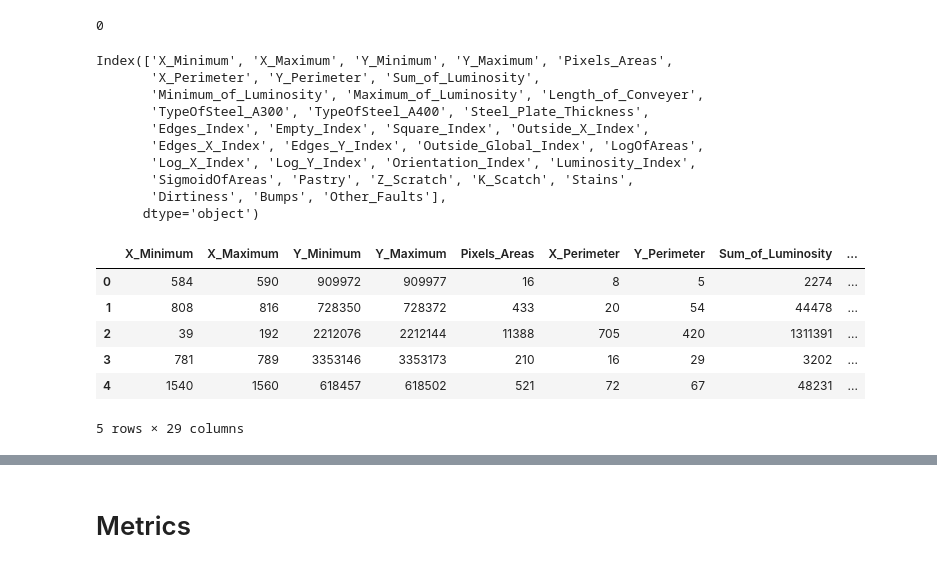
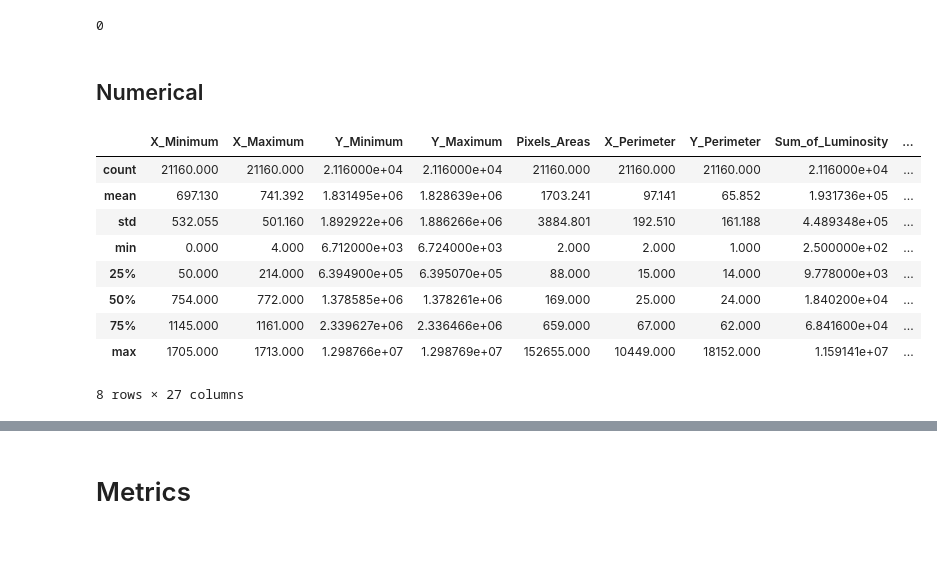
Before and after one commit to raydiwill/Steel-Plate-Defect-KaggleC, a Jupyter notebook: model.ipynb, the cells around one changed output, grey strips where cells are left out. Cells and saved outputs as stored; diff of their text form; code cells hidden in the pictures.

```diff
--- a/model.ipynb
+++ b/model.ipynb
@@ -76,28 +114,19 @@ plt.show()
 train.duplicated().sum()
 # %% [output]
 0
-# %%
-train.drop("id", axis=1, inplace=True)
-train.columns
-# %% [output]
-Index(['X_Minimum', 'X_Maximum', 'Y_Minimum', 'Y_Maximum', 'Pixels_Areas',
-       'X_Perimeter', 'Y_Perimeter', 'Sum_of_Luminosity',
-       'Minimum_of_Luminosity', 'Maximum_of_Luminosity', 'Length_of_Conveyer',
-       'TypeOfSteel_A300', 'TypeOfSteel_A400', 'Steel_Plate_Thickness',
-       'Edges_Index', 'Empty_Index', 'Square_Index', 'Outside_X_Index',
-       'Edges_X_Index', 'Edges_Y_Index', 'Outside_Global_Index', 'LogOfAreas',
-       'Log_X_Index', 'Log_Y_Index', 'Orientation_Index', 'Luminosity_Index',
-       'SigmoidOfAreas', 'Pastry', 'Z_Scratch', 'K_Scatch', 'Stains',
-       'Dirtiness', 'Bumps', 'Other_Faults'],
-      dtype='object')
-# %%
-train = pd.melt(train, id_vars=train.columns[:-7], value_vars=train.columns[-7:], var_name='Fault_Type')
-train.head()
-# %% [output]
-|  | X_Minimum | X_Maximum | Y_Minimum | Y_Maximum | Pixels_Areas | X_Perimeter | Y_Perimeter | Sum_of_Luminosity | ... |
-| 0 | 584 | 590 | 909972 | 909977 | 16 | 8 | 5 | 2274 | ... |
-| 1 | 808 | 816 | 728350 | 728372 | 433 | 20 | 54 | 44478 | ... |
-| 2 | 39 | 192 | 2212076 | 2212144 | 11388 | 705 | 420 | 1311391 | ... |
-| 3 | 781 | 789 | 3353146 | 3353173 | 210 | 16 | 29 | 3202 | ... |
-| 4 | 1540 | 1560 | 618457 | 618502 | 521 | 72 | 67 | 48231 | ... |
-5 rows × 29 columns
+# %% [markdown]
+## Numerical
+# %%
+numeric_only = train.select_dtypes(include=["float64", "int64"]).drop(TARGET_FEATURES, axis=1)
+numeric_only.describe().round(3)
+# %% [output]
+|  | X_Minimum | X_Maximum | Y_Minimum | Y_Maximum | Pixels_Areas | X_Perimeter | Y_Perimeter | Sum_of_Luminosity | ... |
+| count | 21160.000 | 21160.000 | 2.116000e+04 | 2.116000e+04 | 21160.000 | 21160.000 | 21160.000 | 2.116000e+04 | ... |
+| mean | 697.130 | 741.392 | 1.831495e+06 | 1.828639e+06 | 1703.241 | 97.141 | 65.852 | 1.931736e+05 | ... |
+| std | 532.055 | 501.160 | 1.892922e+06 | 1.886266e+06 | 3884.801 | 192.510 | 161.188 | 4.489348e+05 | ... |
+| min | 0.000 | 4.000 | 6.712000e+03 | 6.724000e+03 | 2.000 | 2.000 | 1.000 | 2.500000e+02 | ... |
+| 25% | 50.000 | 214.000 | 6.394900e+05 | 6.395070e+05 | 88.000 | 15.000 | 14.000 | 9.778000e+03 | ... |
+| 50% | 754.000 | 772.000 | 1.378585e+06 | 1.378261e+06 | 169.000 | 25.000 | 24.000 | 1.840200e+04 | ... |
+| 75% | 1145.000 | 1161.000 | 2.339627e+06 | 2.336466e+06 | 659.000 | 67.000 | 62.000 | 6.841600e+04 | ... |
+| max | 1705.000 | 1713.000 | 1.298766e+07 | 1.298769e+07 | 152655.000 | 10449.000 | 18152.000 | 1.159141e+07 | ... |
+8 rows × 27 columns
```
Also changed, not shown: parts of 21 cells of this notebook.
